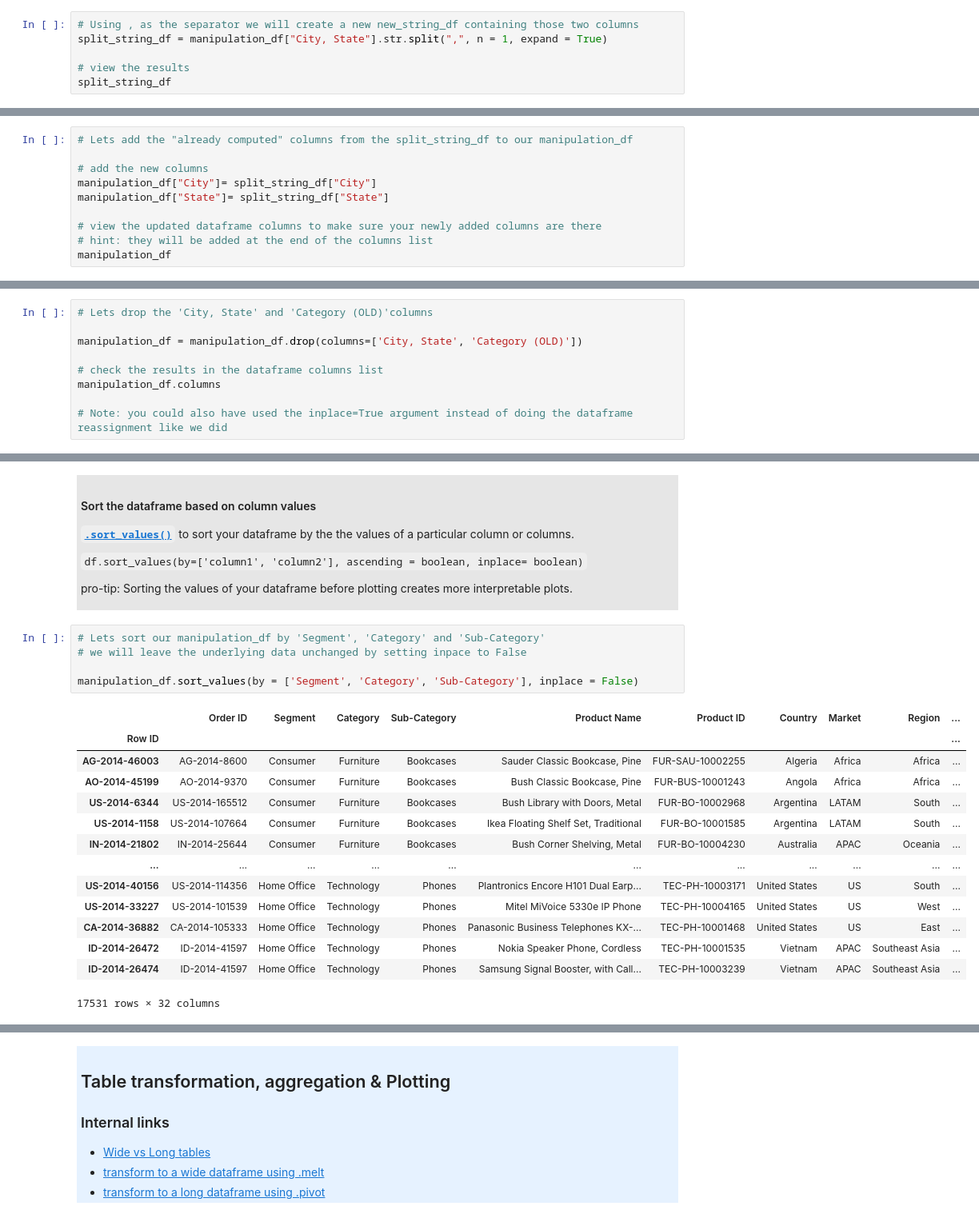
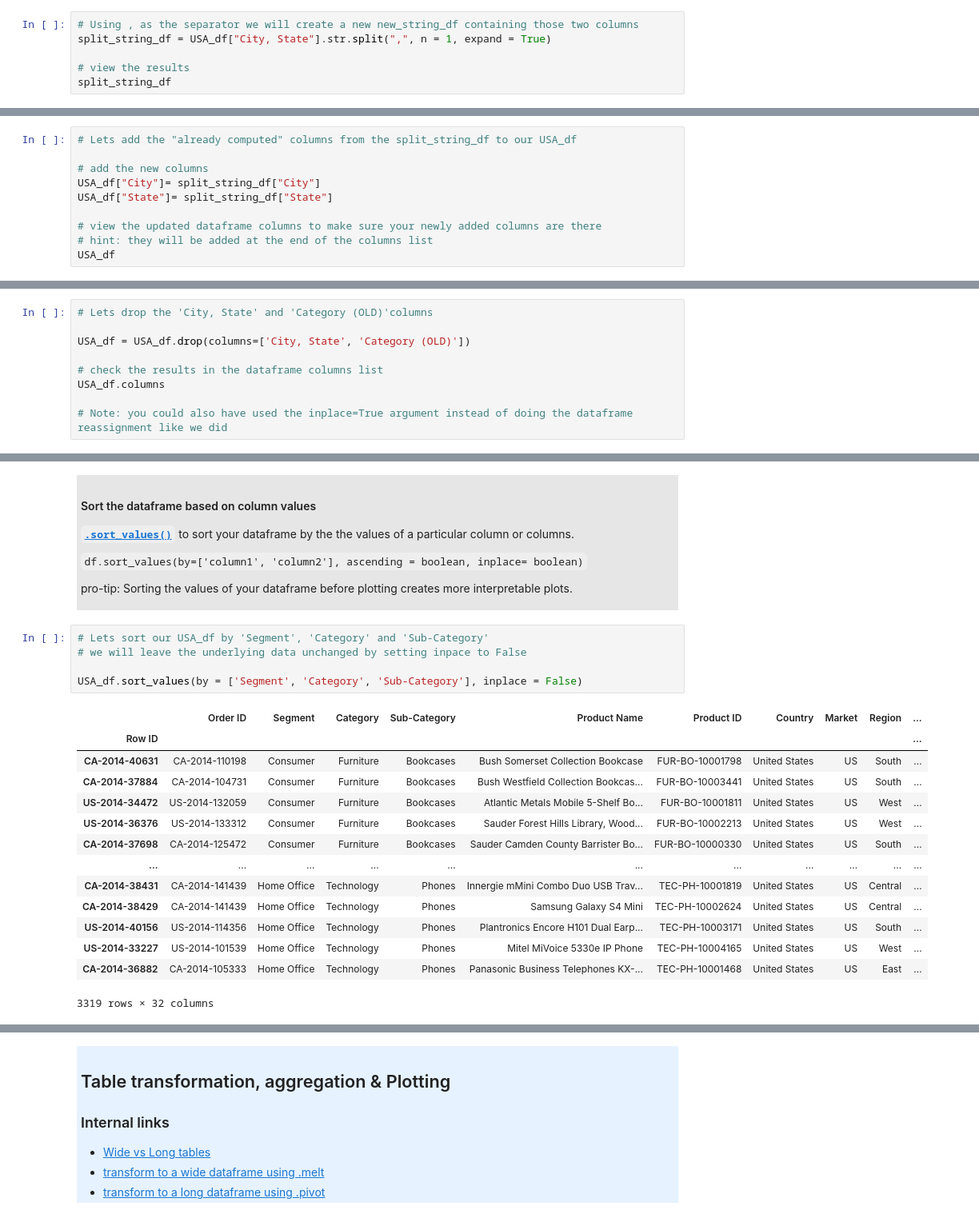
Before and after one commit to AllenInstitute/swdb_2022_python_bootcamp, a Jupyter notebook: PythonBootcamp/06_Introduction_to_Pandas.ipynb, the cells around one changed output, grey strips where cells are left out. Shown at 80% size. Saved outputs shown, nothing was run; the diff lists cells and outputs as text.

```diff
--- a/PythonBootcamp/06_Introduction_to_Pandas.ipynb
+++ b/PythonBootcamp/06_Introduction_to_Pandas.ipynb
@@ -1091,6 +1097,6 @@ manipulation_df[["City, State"]]
 # %%
 # Using , as the separator we will create a new new_string_df containing those two columns
-split_string_df = manipulation_df["City, State"].str.split(",", n = 1, expand = True)
+split_string_df = USA_df["City, State"].str.split(",", n = 1, expand = True)
 
 # view the results
 split_string_df
@@ -1159,15 +1165,15 @@ to add already computed data:
 You can also calculate new columns based on currently existing columns:
 * <code>df['AB_SUM'] = df['A'] + df['B']</code>
 # %%
-# Lets add the "already computed" columns from the split_string_df to our manipulation_df
+# Lets add the "already computed" columns from the split_string_df to our USA_df
 
 # add the new columns
-manipulation_df["City"]= split_string_df["City"]
-manipulation_df["State"]= split_string_df["State"]
+USA_df["City"]= split_string_df["City"]
+USA_df["State"]= split_string_df["State"]
 
 # view the updated dataframe columns to make sure your newly added columns are there
 # hint: they will be added at the end of the columns list
-manipulation_df
+USA_df
 # %% [output]
 |  | Order ID | Segment | Category | Category (OLD) | Sub-Category | Product Name | Product ID | Country | Market | ... |
 | Row ID |  |  |  |  |  |  |  |  |  | ... |
@@ -1208,10 +1214,10 @@ drop rows:
 # %%
 # Lets drop the 'City, State' and 'Category (OLD)'columns
 
-manipulation_df = manipulation_df.drop(columns=['City, State', 'Category (OLD)'])
+USA_df = USA_df.drop(columns=['City, State', 'Category (OLD)'])
 
 # check the results in the dataframe columns list
-manipulation_df.columns
+USA_df.columns
 
 # Note: you could also have used the inplace=True argument instead of doing the dataframe reassignment like we did
 # %% [output]
@@ -1249,22 +1257,22 @@ USA_df['Postal Code'] = USA_df['Postal Code'].astype(int)
 
 pro-tip: Sorting the values of your dataframe before plotting creates more interpretable plots.
 # %%
-# Lets sort our manipulation_df by 'Segment', 'Category' and 'Sub-Category'
+# Lets sort our USA_df by 'Segment', 'Category' and 'Sub-Category'
 # we will leave the underlying data unchanged by setting inpace to False
 
-manipulation_df.sort_values(by = ['Segment', 'Category', 'Sub-Category'], inplace = False)
+USA_df.sort_values(by = ['Segment', 'Category', 'Sub-Category'], inplace = False)
 # %% [output]
 |  | Order ID | Segment | Category | Sub-Category | Product Name | Product ID | Country | Market | Region | ... |
 | Row ID |  |  |  |  |  |  |  |  |  | ... |
-| AG-2014-46003 | AG-2014-8600 | Consumer | Furniture | Bookcases | Sauder Classic Bookcase, Pine | FUR-SAU-10002255 | Algeria | Africa | Africa | ... |
-| AO-2014-45199 | AO-2014-9370 | Consumer | Furniture | Bookcases | Bush Classic Bookcase, Pine | FUR-BUS-10001243 | Angola | Africa | Africa | ... |
-| US-2014-6344 | US-2014-165512 | Consumer | Furniture | Bookcases | Bush Library with Doors, Metal | FUR-BO-10002968 | Argentina | LATAM | South | ... |
-| US-2014-1158 | US-2014-107664 | Consumer | Furniture | Bookcases | Ikea Floating Shelf Set, Traditional | FUR-BO-10001585 | Argentina | LATAM | South | ... |
-| IN-2014-21802 | IN-2014-25644 | Consumer | Furniture | Bookcases | Bush Corner Shelving, Metal | FUR-BO-10004230 | Australia | APAC | Oceania | ... |
+| CA-2014-40631 | CA-2014-110198 | Consumer | Furniture | Bookcases | Bush Somerset Collection Bookcase | FUR-BO-10001798 | United States | US | South | ... |
+| CA-2014-37884 | CA-2014-104731 | Consumer | Furniture | Bookcases | Bush Westfield Collection Bookcas... | FUR-BO-10003441 | United States | US | South | ... |
+| US-2014-34472 | US-2014-132059 | Consumer | Furniture | Bookcases | Atlantic Metals Mobile 5-Shelf Bo... | FUR-BO-10001811 | United States | US | West | ... |
+| US-2014-36376 | US-2014-133312 | Consumer | Furniture | Bookcases | Sauder Forest Hills Library, Wood... | FUR-BO-10002213 | United States | US | West | ... |
+| CA-2014-37698 | CA-2014-125472 | Consumer | Furniture | Bookcases | Sauder Camden County Barrister Bo... | FUR-BO-10000330 | United States | US | South | ... |
 | ... | ... | ... | ... | ... | ... | ... | ... | ... | ... | ... |
+| CA-2014-38431 | CA-2014-141439 | Home Office | Technology | Phones | Innergie mMini Combo Duo USB Trav... | TEC-PH-10001819 | United States | US | Central | ... |
+| CA-2014-38429 | CA-2014-141439 | Home Office | Technology | Phones | Samsung Galaxy S4 Mini | TEC-PH-10002624 | United States | US | Central | ... |
 | US-2014-40156 | US-2014-114356 | Home Office | Technology | Phones | Plantronics Encore H101 Dual Earp... | TEC-PH-10003171 | United States | US | South | ... |
 | US-2014-33227 | US-2014-101539 | Home Office | Technology | Phones | Mitel MiVoice 5330e IP Phone | TEC-PH-10004165 | United States | US | West | ... |
 | CA-2014-36882 | CA-2014-105333 | Home Office | Technology | Phones | Panasonic Business Telephones KX-... | TEC-PH-10001468 | United States | US | East | ... |
-| ID-2014-26472 | ID-2014-41597 | Home Office | Technology | Phones | Nokia Speaker Phone, Cordless | TEC-PH-10001535 | Vietnam | APAC | Southeast Asia | ... |
-| ID-2014-26474 | ID-2014-41597 | Home Office | Technology | Phones | Samsung Signal Booster, with Call... | TEC-PH-10003239 | Vietnam | APAC | Southeast Asia | ... |
-17531 rows × 32 columns
+3319 rows × 32 columns
```
Also changed, not shown: parts of 47 cells of this notebook.
